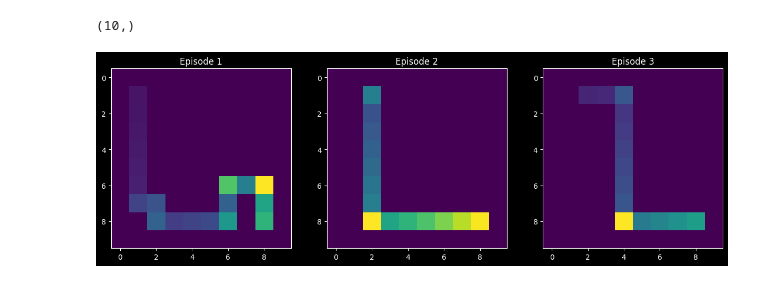
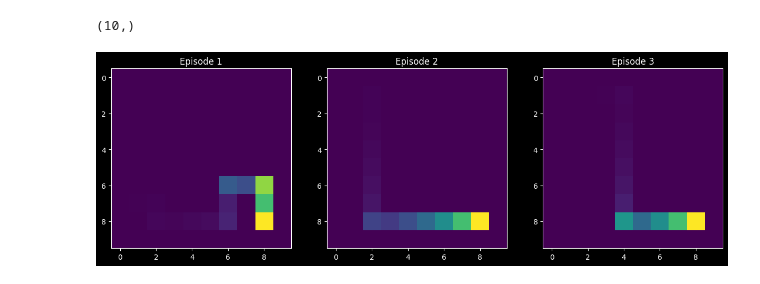
Before and after one commit to BorjaEst/spatial-navigation, a Jupyter notebook: notebooks/episodes.ipynb, the cells around one changed output. Drawn from its saved outputs; the diff is of its cells as text; code cells hidden in the pictures.

```diff
--- a/notebooks/episodes.ipynb
+++ b/notebooks/episodes.ipynb
@@ -12,14 +12,14 @@ trajectories.shape
 # %%
 plt.figure(figsize=(15, 5))
 n_tr = min(3, len(trajectories))
 for n, X in enumerate(trajectories[:n_tr]):
     plt.subplot(1, n_tr, n + 1)
-    y = ehc.sequence(X, δ=0.9)
+    y = ehc.sequence(X, δ=0.7)
     plt.imshow(y.T, cmap="viridis")
     plt.title(f"Episode {n+1}")
 plt.show()
 # %% [output]
-[figure, old version]
+[figure, new version]
 # %%
 settings = ehc.HGMSettings(δ=0.7, τ=0.9, c=0.4)
 model = ehc.HierarchicalGenerativeModel([0.5, 0.5], 100, settings)
```
Also changed, not shown: parts of 2 cells of this notebook.
